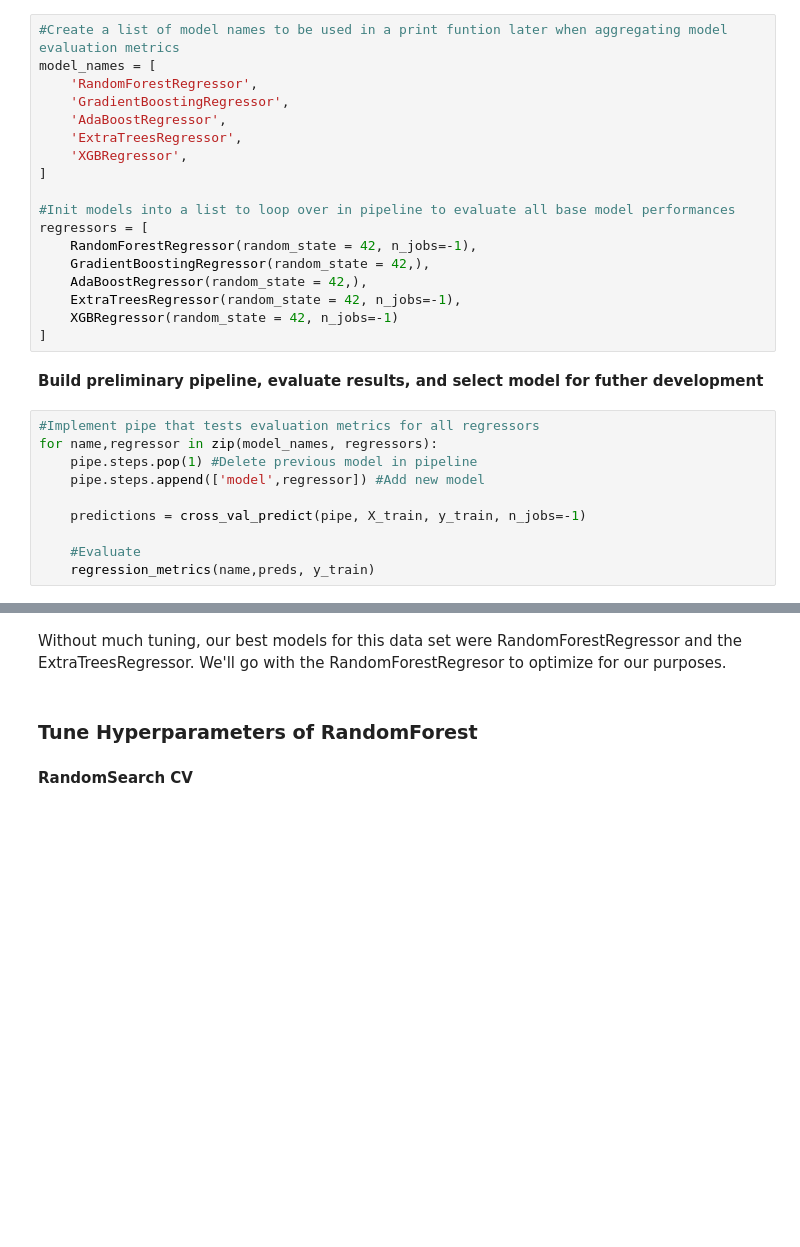
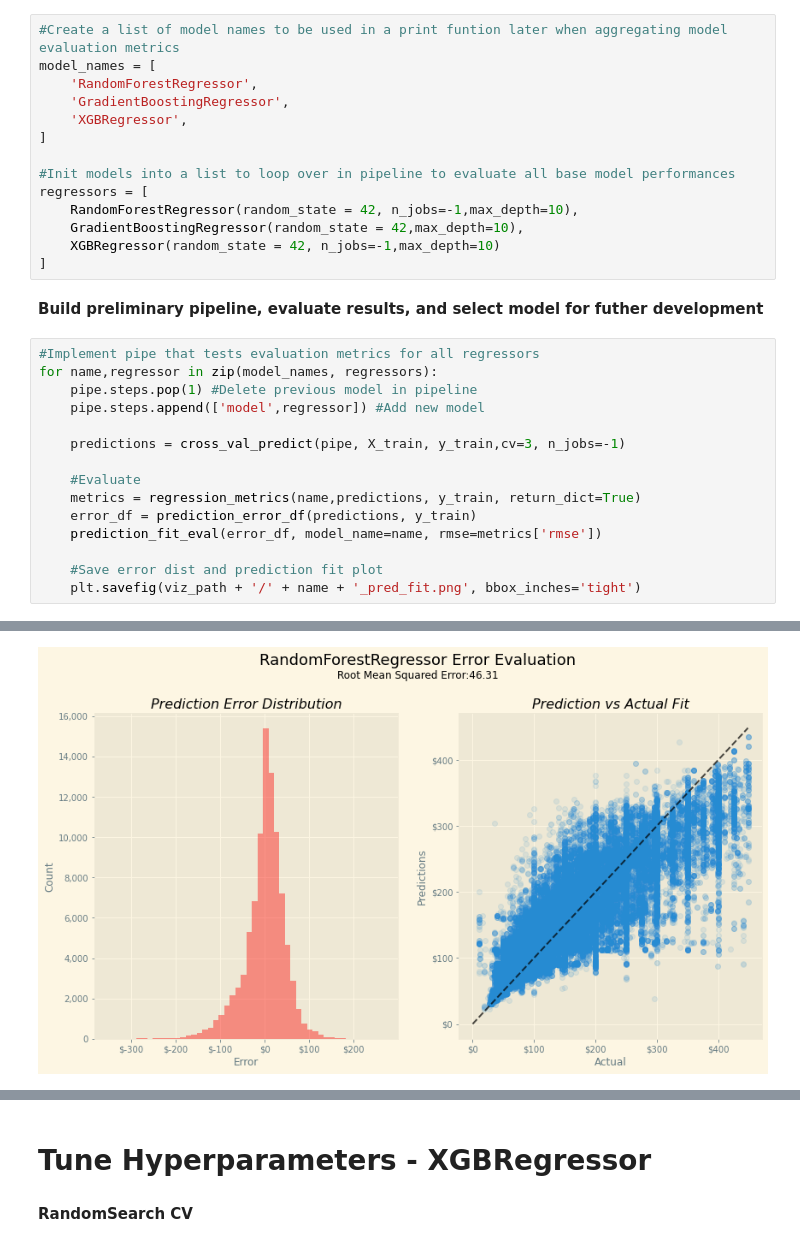
Before and after one commit to KishenSharma6/SF_Airbnb_Rental_Market_Analysis, a Jupyter notebook: Project_Codes/04_Modeling/2020_0716_Listings_Price_Predictor.ipynb, the cells around one changed output, grey strips where cells are left out. Cells and saved outputs as stored; diff of their text form; blank space fills up the shorter version.

```diff
--- a/Project_Codes/04_Modeling/2020_0716_Listings_Price_Predictor.ipynb
+++ b/Project_Codes/04_Modeling/2020_0716_Listings_Price_Predictor.ipynb
@@ -174,18 +168,14 @@ Will create a list of regression models w/ a corresponding list of parameters to
 model_names = [
     'RandomForestRegressor',
     'GradientBoostingRegressor',
-    'AdaBoostRegressor',
-    'ExtraTreesRegressor',
     'XGBRegressor',
 ]
 
 #Init models into a list to loop over in pipeline to evaluate all base model performances
 regressors = [
-    RandomForestRegressor(random_state = 42, n_jobs=-1),
-    GradientBoostingRegressor(random_state = 42,),
-    AdaBoostRegressor(random_state = 42,),
-    ExtraTreesRegressor(random_state = 42, n_jobs=-1),
-    XGBRegressor(random_state = 42, n_jobs=-1)
+    RandomForestRegressor(random_state = 42, n_jobs=-1,max_depth=10),
+    GradientBoostingRegressor(random_state = 42,max_depth=10),
+    XGBRegressor(random_state = 42, n_jobs=-1,max_depth=10)
 ]
 # %% [markdown]
 **Build preliminary pipeline, evaluate results, and select model for futher development**
@@ -195,7 +185,13 @@ for name,regressor in zip(model_names, regressors):
     pipe.steps.pop(1) #Delete previous model in pipeline
     pipe.steps.append(['model',regressor]) #Add new model
 
-    predictions = cross_val_predict(pipe, X_train, y_train, n_jobs=-1)
+    predictions = cross_val_predict(pipe, X_train, y_train,cv=3, n_jobs=-1)
 
     #Evaluate
-    regression_metrics(name,preds, y_train)
+    metrics = regression_metrics(name,predictions, y_train, return_dict=True)
+    error_df = prediction_error_df(predictions, y_train)
+    prediction_fit_eval(error_df, model_name=name, rmse=metrics['rmse'])
+
+    #Save error dist and prediction fit plot
+    plt.savefig(viz_path + '/' + name + '_pred_fit.png', bbox_inches='tight')
+# %% [output]
@@ -201,0 +216 @@ for name,regressor in zip(model_names, regressors):
+[figure, added]
@@ -202,7 +219,5 @@ for name,regressor in zip(model_names, regressors):
-# %% [markdown]
-Without much tuning, our best models for this data set were RandomForestRegressor and the ExtraTreesRegressor. We'll go with the RandomForestRegresor to optimize for our purposes.
 # %% [markdown]
-### Tune Hyperparameters of RandomForest
+# Tune Hyperparameters - XGBRegressor
 # %% [markdown]
 **RandomSearch CV**
 # %%
```
Also changed, not shown: parts of 29 cells of this notebook.
